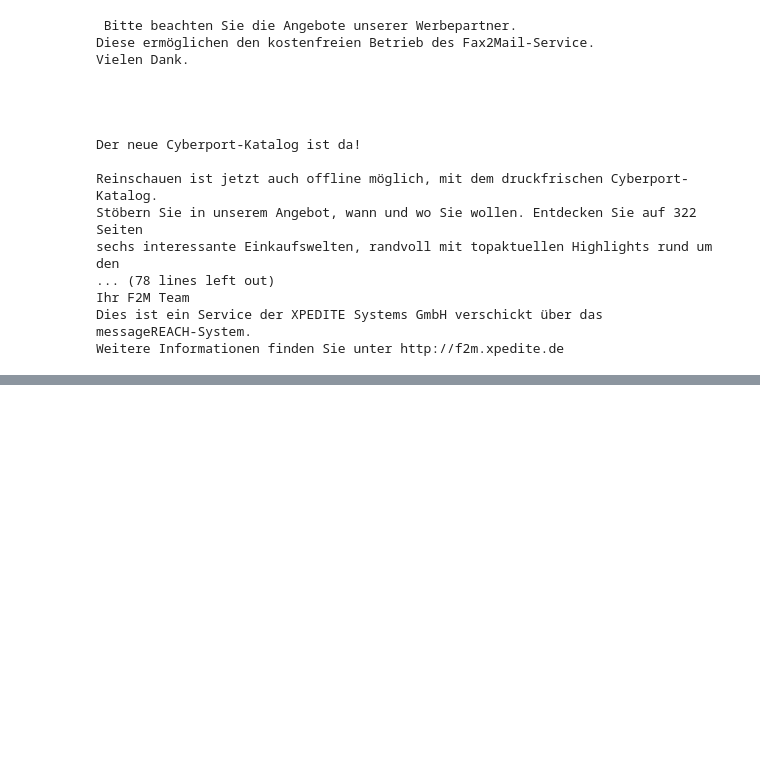
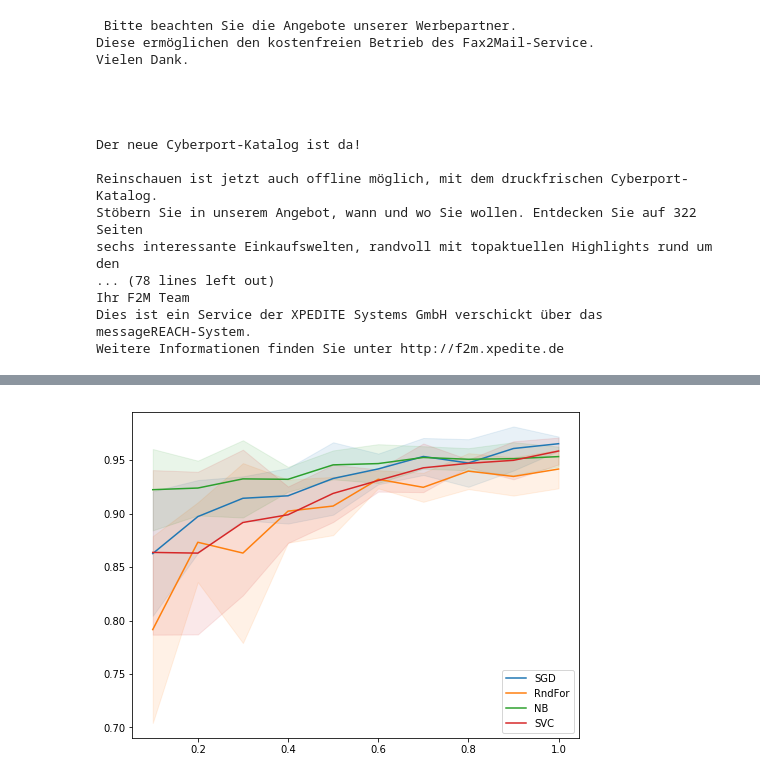
Before and after one commit to anton-dergunov/ml-playground, a Jupyter notebook: spam_classifier.ipynb, the cells around one changed output, grey strips where cells are left out. Saved outputs shown, nothing was run; the diff lists cells and outputs as text; code cells hidden in the pictures; blank space fills up the shorter version.

```diff
--- a/spam_classifier.ipynb
+++ b/spam_classifier.ipynb
@@ -121,0 +367,7 @@ Weitere Informationen finden Sie unter http://f2m.xpedite.de
+# %%
+from sklearn.ensemble import RandomForestClassifier
+
+clf = RandomForestClassifier(oob_score=True)
+clf.fit(X_train, y_train)
+
+clf.oob_score_
@@ -121,0 +401,6 @@ Weitere Informationen finden Sie unter http://f2m.xpedite.de
+# %%
+from sklearn.neighbors import KNeighborsClassifier
+
+clf = KNeighborsClassifier()
+scores = cross_val_score(clf, X_train, y_train, cv=5, scoring="f1")
+print("F1: %0.2f (+/- %0.2f), 95%% conf. interv." % (scores.mean(), scores.std() * 2))
@@ -121,0 +438,23 @@ Weitere Informationen finden Sie unter http://f2m.xpedite.de
+# %%
+import matplotlib.pyplot as plt
+%matplotlib inline
+
+# Inspired by https://tonysyu.github.io/plotting-error-bars.html
+def error_fill(x, y, yerr, label):
+    ax = plt.gca()
+    ymin = [a - b for a, b in zip(y, yerr)]
+    ymax = [a + b for a, b in zip(y, yerr)]
+    base_line, = ax.plot(x, y, label=label)
+    ax.fill_between(x, ymax, ymin, color=base_line.get_color(), alpha=0.1)
+
+def plot_results(value_dim, err_dim):
+    plt.figure(figsize=(8, 6))
+    for c in classifiers:
+        #plt.errorbar(fractions, results[value_dim][c], yerr=results[err_dim][c], label=c)
+        error_fill(fractions, results[value_dim][c], results[err_dim][c], c)
+    plt.legend(loc='lower right')
+    plt.show()
+
+plot_results("f1_mean", "f1_std")
+# %% [output]
+[figure, added]
```
Also changed, not shown: parts of 27 cells of this notebook.
